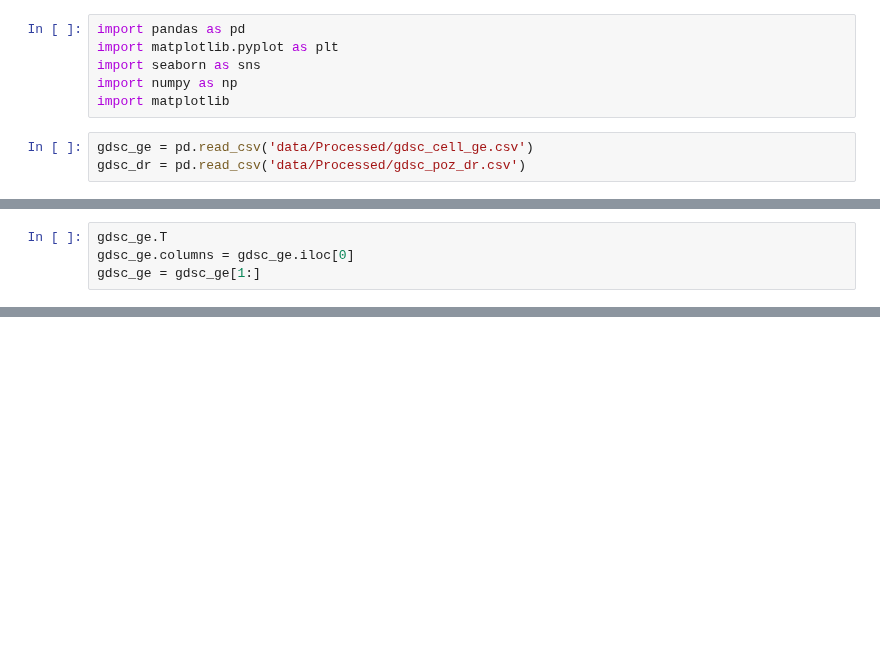
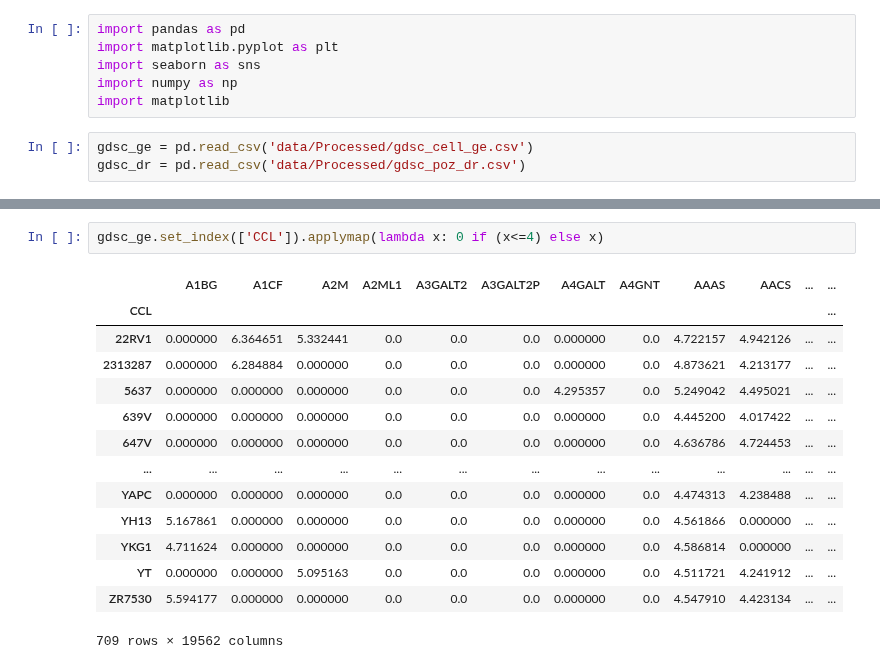
Before and after one commit to lucas-ubm/phc-data-pipeline, a Jupyter notebook: Messing.ipynb, the cells around one changed output, grey strips where cells are left out. Cells and saved outputs as stored; diff of their text form; blank space fills up the shorter version.

```diff
--- a/Messing.ipynb
+++ b/Messing.ipynb
@@ -14,4 +9,0 @@ gdsc = gdsc[1:]
-# %%
-gdsc_ge.T
-gdsc_ge.columns = gdsc_ge.iloc[0]
-gdsc_ge = gdsc_ge[1:]
@@ -33,0 +64,17 @@ matplotlib.__version__
+# %%
+gdsc_ge.set_index(['CCL']).applymap(lambda x: 0 if (x<=4) else x)
+# %% [output]
+|  | A1BG | A1CF | A2M | A2ML1 | A3GALT2 | A3GALT2P | A4GALT | A4GNT | AAAS | AACS | ... | ... |
+| CCL |  |  |  |  |  |  |  |  |  |  |  | ... |
+| 22RV1 | 0.000000 | 6.364651 | 5.332441 | 0.0 | 0.0 | 0.0 | 0.000000 | 0.0 | 4.722157 | 4.942126 | ... | ... |
+| 2313287 | 0.000000 | 6.284884 | 0.000000 | 0.0 | 0.0 | 0.0 | 0.000000 | 0.0 | 4.873621 | 4.213177 | ... | ... |
+| 5637 | 0.000000 | 0.000000 | 0.000000 | 0.0 | 0.0 | 0.0 | 4.295357 | 0.0 | 5.249042 | 4.495021 | ... | ... |
+| 639V | 0.000000 | 0.000000 | 0.000000 | 0.0 | 0.0 | 0.0 | 0.000000 | 0.0 | 4.445200 | 4.017422 | ... | ... |
+| 647V | 0.000000 | 0.000000 | 0.000000 | 0.0 | 0.0 | 0.0 | 0.000000 | 0.0 | 4.636786 | 4.724453 | ... | ... |
+| ... | ... | ... | ... | ... | ... | ... | ... | ... | ... | ... | ... | ... |
+| YAPC | 0.000000 | 0.000000 | 0.000000 | 0.0 | 0.0 | 0.0 | 0.000000 | 0.0 | 4.474313 | 4.238488 | ... | ... |
+| YH13 | 5.167861 | 0.000000 | 0.000000 | 0.0 | 0.0 | 0.0 | 0.000000 | 0.0 | 4.561866 | 0.000000 | ... | ... |
+| YKG1 | 4.711624 | 0.000000 | 0.000000 | 0.0 | 0.0 | 0.0 | 0.000000 | 0.0 | 4.586814 | 0.000000 | ... | ... |
+| YT | 0.000000 | 0.000000 | 5.095163 | 0.0 | 0.0 | 0.0 | 0.000000 | 0.0 | 4.511721 | 4.241912 | ... | ... |
+| ZR7530 | 5.594177 | 0.000000 | 0.000000 | 0.0 | 0.0 | 0.0 | 0.000000 | 0.0 | 4.547910 | 4.423134 | ... | ... |
+709 rows × 19562 columns
```
Also changed, not shown: parts of 11 cells of this notebook, 3 other files.
